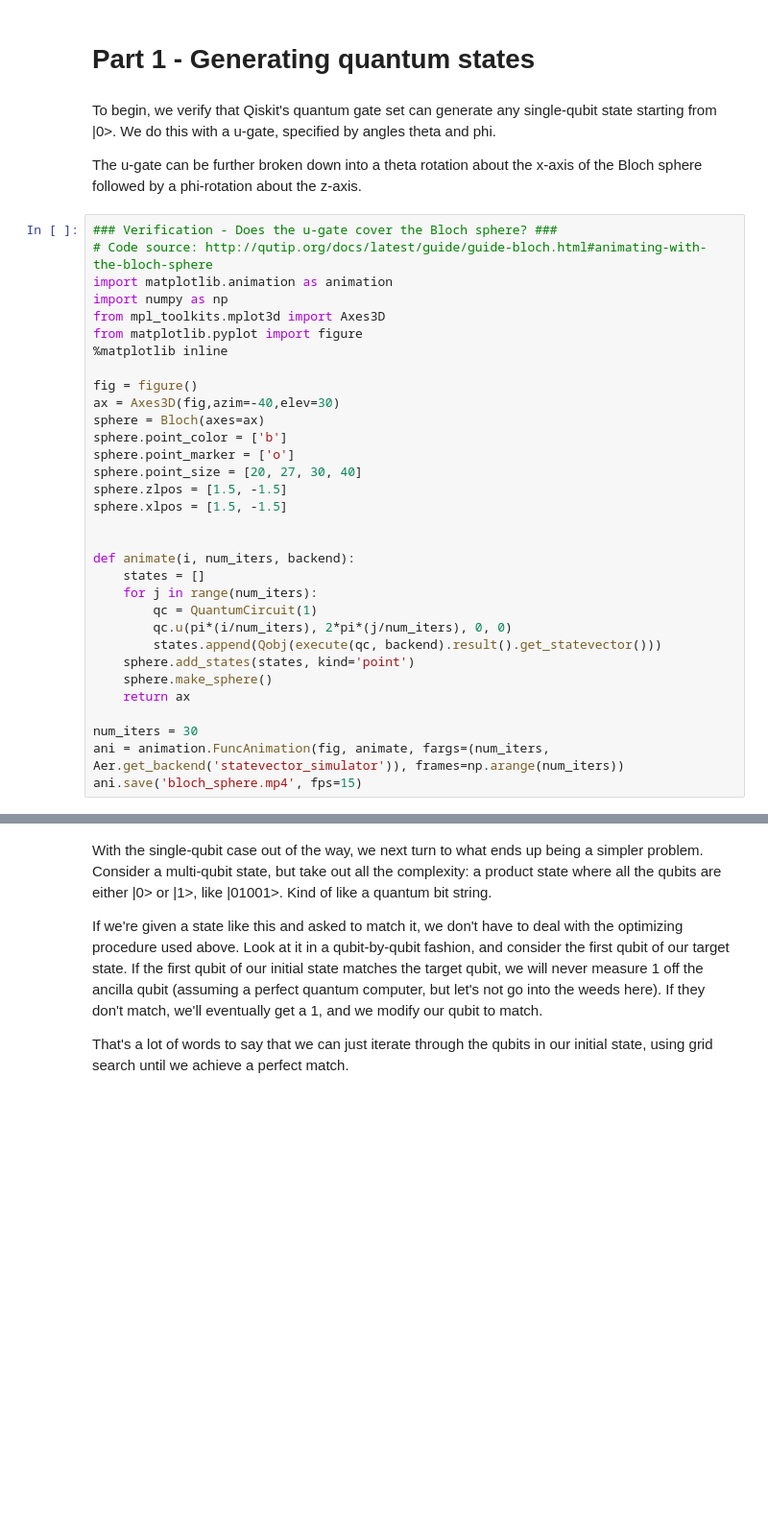
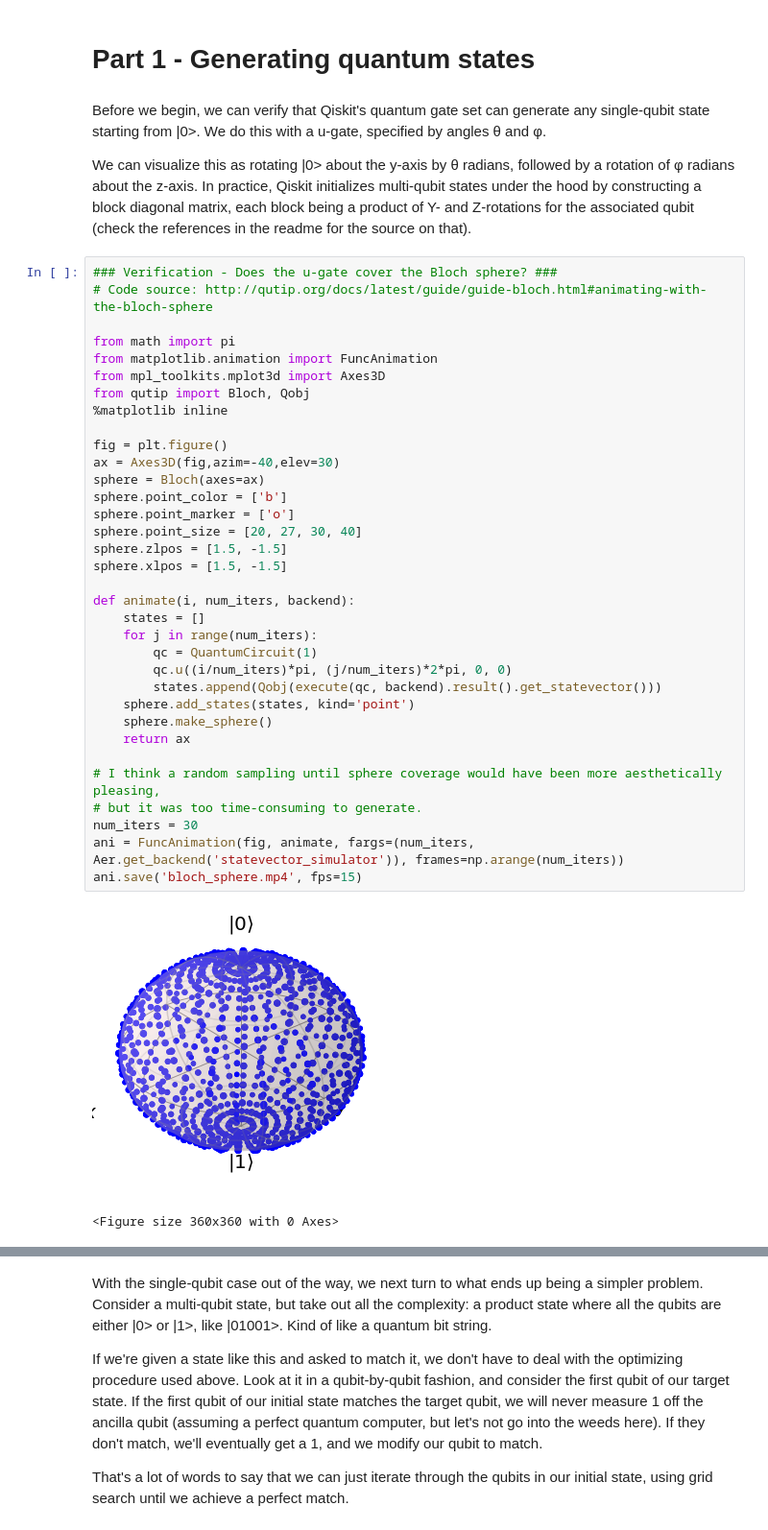
Before and after one commit to jrbarnett96/SwapTest, a Jupyter notebook: SwapTest.ipynb, the cells around one changed output, grey strips where cells are left out. Shown: that part at 96% size. Cells and saved outputs as stored; diff of their text form; blank space fills up the shorter version.

Commit message:
Move bloch sphere video, update Jupyter notebook

```diff
--- a/SwapTest.ipynb
+++ b/SwapTest.ipynb
@@ -19,38 +11,43 @@ import numpy as np
 # %% [markdown]
 # Part 1 - Generating quantum states
 # %% [markdown]
-To begin, we verify that Qiskit's quantum gate set can generate any single-qubit state starting from |0>. We do this with a u-gate, specified by angles theta and phi.
+Before we begin, we can verify that Qiskit's quantum gate set can generate any single-qubit state starting from |0>. We do this with a u-gate, specified by angles θ and φ.
 
-The u-gate can be further broken down into a theta rotation about the x-axis of the Bloch sphere followed by a phi-rotation about the z-axis.
+We can visualize this as rotating |0> about the y-axis by θ radians, followed by a rotation of φ radians about the z-axis. In practice, Qiskit initializes multi-qubit states under the hood by constructing a block diagonal matrix, each block being a product of Y- and Z-rotations for the associated qubit (check the references in the readme for the source on that).
 # %%
 ### Verification - Does the u-gate cover the Bloch sphere? ###
 # Code source: http://qutip.org/docs/latest/guide/guide-bloch.html#animating-with-the-bloch-sphere
-import matplotlib.animation as animation
-import numpy as np
+
+from math import pi
+from matplotlib.animation import FuncAnimation
 from mpl_toolkits.mplot3d import Axes3D
-from matplotlib.pyplot import figure
+from qutip import Bloch, Qobj
 %matplotlib inline
 
-fig = figure()
+fig = plt.figure()
 ax = Axes3D(fig,azim=-40,elev=30)
 sphere = Bloch(axes=ax)
 sphere.point_color = ['b']
 sphere.point_marker = ['o']
 sphere.point_size = [20, 27, 30, 40]
 sphere.zlpos = [1.5, -1.5]
 sphere.xlpos = [1.5, -1.5]
 
-
 def animate(i, num_iters, backend):
     states = []
     for j in range(num_iters):
         qc = QuantumCircuit(1)
-        qc.u(pi*(i/num_iters), 2*pi*(j/num_iters), 0, 0)
+        qc.u((i/num_iters)*pi, (j/num_iters)*2*pi, 0, 0)
         states.append(Qobj(execute(qc, backend).result().get_statevector()))
     sphere.add_states(states, kind='point')
     sphere.make_sphere()
     return ax
 
+# I think a random sampling until sphere coverage would have been more aesthetically pleasing,
+# but it was too time-consuming to generate.
 num_iters = 30
-ani = animation.FuncAnimation(fig, animate, fargs=(num_iters, Aer.get_backend('statevector_simulator')), frames=np.arange(num_iters))
+ani = FuncAnimation(fig, animate, fargs=(num_iters, Aer.get_backend('statevector_simulator')), frames=np.arange(num_iters))
 ani.save('bloch_sphere.mp4', fps=15)
+# %% [output]
+[figure, added]
+<Figure size 360x360 with 0 Axes>
```
Also changed, not shown: parts of 25 cells of this notebook, 1 other file.
